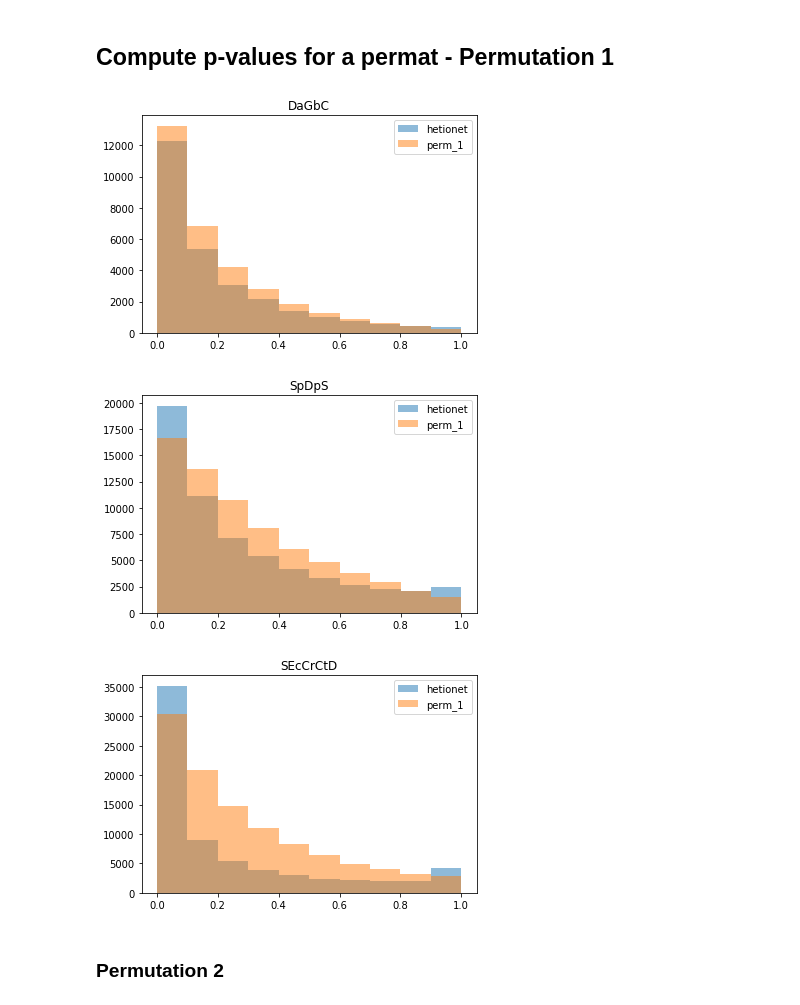
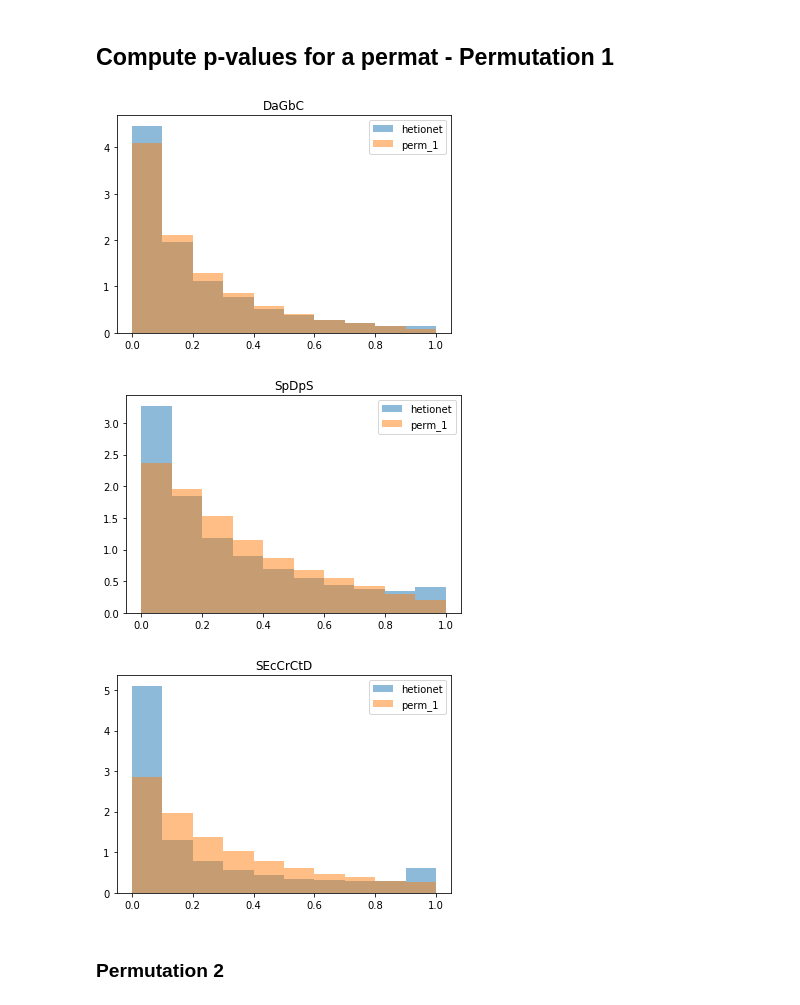
Before and after one commit to greenelab/connectivity-search-analyses, a Jupyter notebook: explore/p-value-dist.ipynb, the cells around one changed output. Cells and saved outputs as stored; diff of their text form; code cells hidden in the pictures.

Commit message:
Update hists to density

```diff
--- a/explore/p-value-dist.ipynb
+++ b/explore/p-value-dist.ipynb
@@ -118,22 +118,22 @@ for metapath in tqdm.tqdm(metapaths):
 # %%
 for metapath in metapaths:
     plt.figure()
     plt.title(metapath)
     path = hetmat.directory.joinpath('adjusted-path-counts', 'dwpc-0.5',
                                      'adjusted-dwpcs', f'{metapath}.tsv.gz')
     df = pandas.read_table(path, compression='gzip')
-    plt.hist(df['p_value'], label='hetionet', alpha=0.5)
+    plt.hist(df['p_value'], label='hetionet', alpha=0.5, density=True)
 
 
     path = permat_1.directory.joinpath('adjusted-path-counts', 'dwpc-0.5',
                                        'adjusted-dwpcs', f'{metapath}.tsv.gz')
     df = pandas.read_table(path, compression='gzip')
-    plt.hist(df['p_value'], label='perm_1', alpha=0.5)
+    plt.hist(df['p_value'], label='perm_1', alpha=0.5, density=True)
     plt.legend();
 # %% [output]
-[figure, old version]
+[figure, new version]
-[figure, old version]
+[figure, new version]
-[figure, old version]
+[figure, new version]
 # %% [markdown]
 ### Permutation 2
 # %%
```
Also changed, not shown: parts of 2 cells of this notebook.
